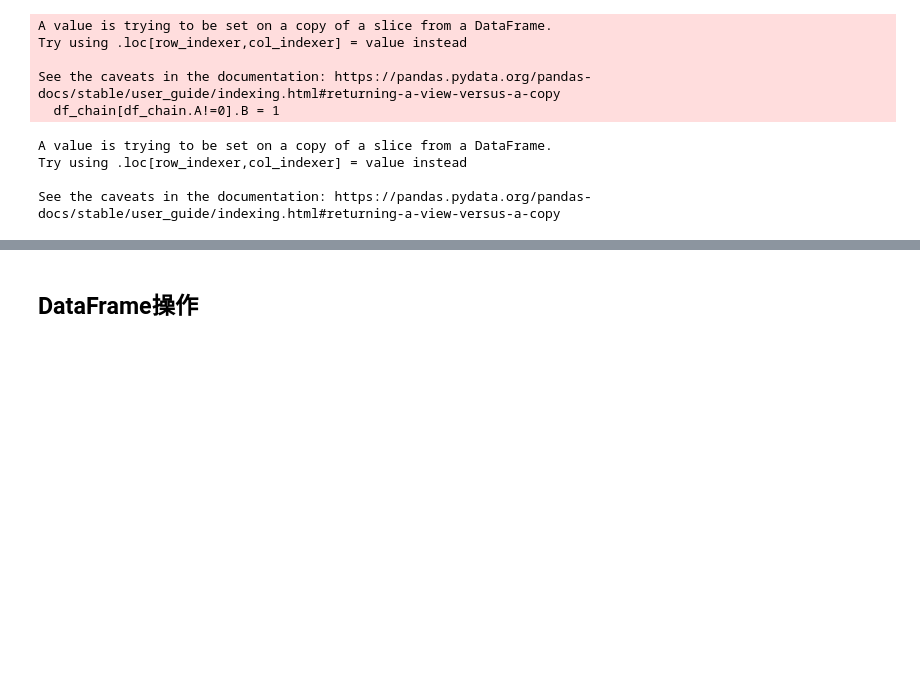
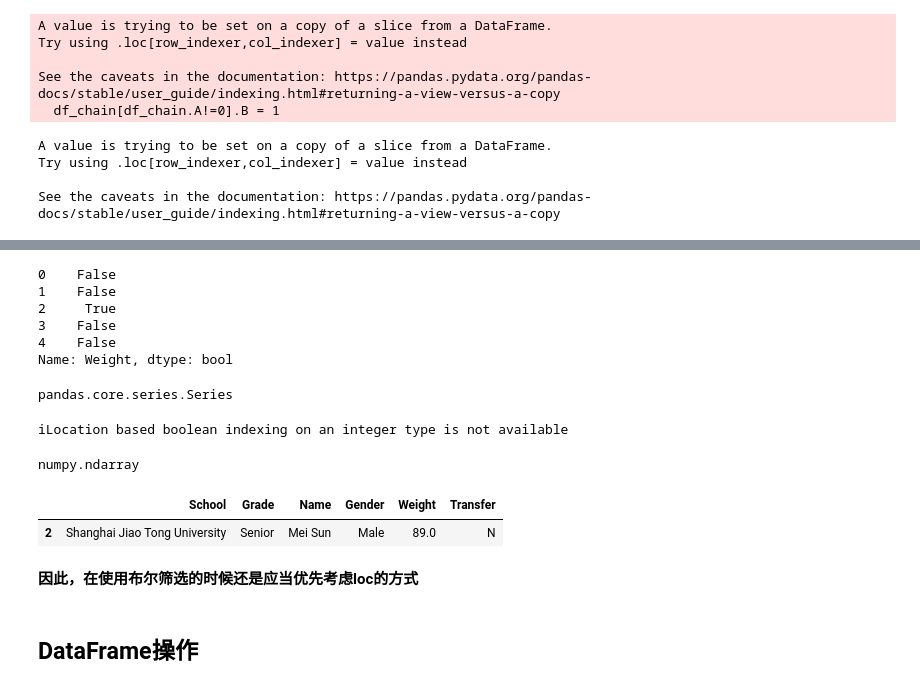
Before and after one commit to RyannChenOO/deeplearningNotes, a Jupyter notebook: pandas/pandas基础.ipynb, the cells around one changed output, grey strips where cells are left out. Saved outputs shown, nothing was run; the diff lists cells and outputs as text; code cells hidden in the pictures; blank space fills up the shorter version.

```diff
--- a/pandas/pandas基础.ipynb
+++ b/pandas/pandas基础.ipynb
@@ -753,0 +839,3 @@ See the caveats in the documentation: https://pandas.pydata.org/pandas-docs/stab
+# %%
+df_demo = df.head()
+df_demo
@@ -754,2 +849,38 @@ See the caveats in the documentation: https://pandas.pydata.org/pandas-docs/stab
+# %%
+res = df_demo.Weight > 80
+res
+# %% [output]
+0    False
+1    False
+2     True
+3    False
+4    False
+Name: Weight, dtype: bool
+# %%
+type(res)
+# %% [output]
+pandas.core.series.Series
+# %%
+# 在使用布尔列表的时候要特别注意，不能传入Series否则会报错。
+try:
+    df_demo.iloc[res]
+except Exception as e:
+    print(e)
+# %% [output]
+iLocation based boolean indexing on an integer type is not available
+# %%
+result = (df_demo.Weight > 80).values
+# %%
+type(result)
+# %% [output]
+numpy.ndarray
+# %%
+# 必须传入序列的values
+df_demo.iloc[result]
+# %% [output]
+|  | School | Grade | Name | Gender | Weight | Transfer |
+| 2 | Shanghai Jiao Tong University | Senior | Mei Sun | Male | 89.0 | N |
+# %% [markdown]
+**因此，在使用布尔筛选的时候还是应当优先考虑loc的方式**
 # %% [markdown]
 ## DataFrame操作
```
Also changed, not shown: parts of 18 cells of this notebook, 12 other files.
